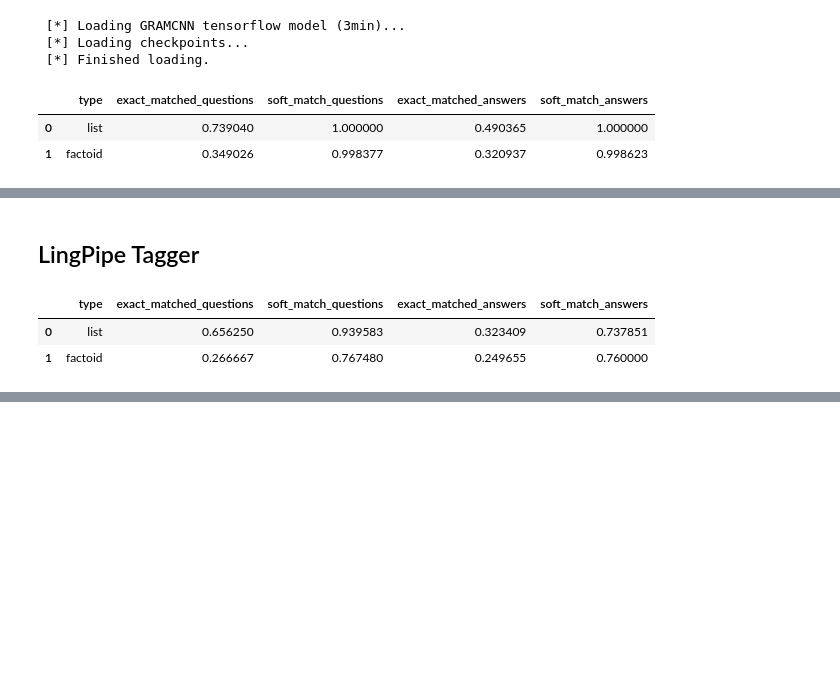
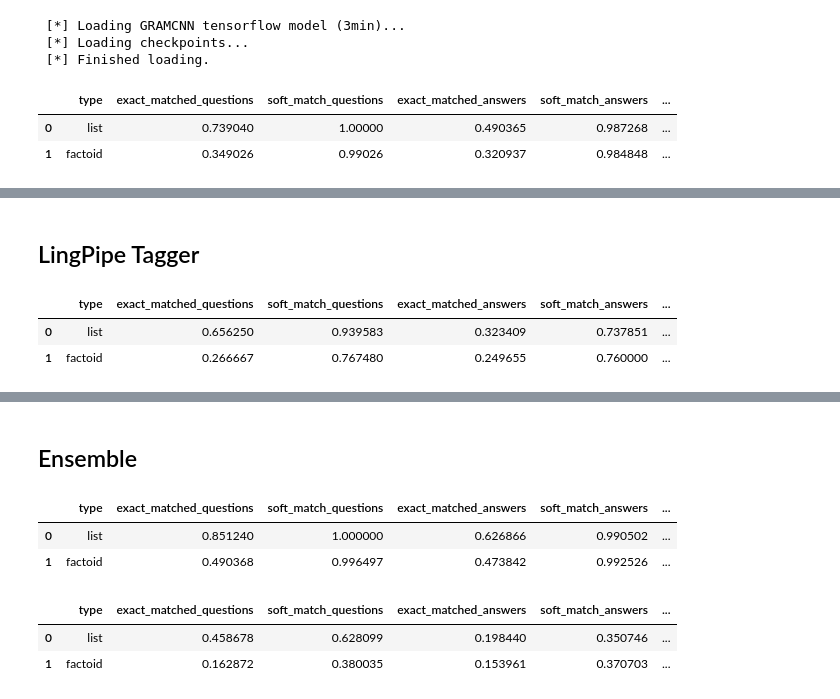
Before and after one commit to nitish-kulkarni/BioASQ-Question-Answering, a Jupyter notebook: NER Analysis.ipynb, the cells around one changed output, grey strips where cells are left out. Cells and saved outputs as stored; diff of their text form; code cells hidden in the pictures; blank space fills up the shorter version.

```diff
--- a/NER Analysis.ipynb
+++ b/NER Analysis.ipynb
@@ -51,14 +54,18 @@ evaluate_sentence(data.questions[0].snippets[0].doc_id, data.questions[0].snippe
 # %%
 cnn_gram_results = evaluator.evaluate(evaluate_sentence, data, snippets=True)
 # %%
+# cnn_gram_results.to_pickle('cnn_gram_results')
 # cnn_gram_results.to_csv('cnn_gram_results.csv', encoding='utf-8', index=False)
-cnn_gram_results = pd.read_csv('cnn_gram_results.csv', encoding='utf-8')
+# cnn_gram_results = pd.read_csv('cnn_gram_results.csv', encoding='utf-8')
+
+cnn_gram_results = pd.read_pickle('cnn_gram_results')
+cnn_gram_results = evaluator.clean_entities(cnn_gram_results, data)
 # %%
-evaluator.summary_from_results(cnn_gram_results)
+evaluator.summary_from_results(cnn_gram_results, data)
 # %% [output]
-|  | type | exact_matched_questions | soft_match_questions | exact_matched_answers | soft_match_answers |
-| 0 | list | 0.739040 | 1.000000 | 0.490365 | 1.000000 |
-| 1 | factoid | 0.349026 | 0.998377 | 0.320937 | 0.998623 |
+|  | type | exact_matched_questions | soft_match_questions | exact_matched_answers | soft_match_answers | ... |
+| 0 | list | 0.739040 | 1.00000 | 0.490365 | 0.987268 | ... |
+| 1 | factoid | 0.349026 | 0.99026 | 0.320937 | 0.984848 | ... |
 # %%
 cnn_gram_results[cnn_gram_results.type == 'factoid'].head()
 # %% [output]
@@ -80,9 +90,9 @@ lingpipe_results = pd.read_csv('lingpipe_results.csv', encoding='utf-8')
 # %%
-evaluator.summary_from_results(lingpipe_results)
+evaluator.summary_from_results(lingpipe_results, data)
 # %% [output]
-|  | type | exact_matched_questions | soft_match_questions | exact_matched_answers | soft_match_answers |
-| 0 | list | 0.656250 | 0.939583 | 0.323409 | 0.737851 |
-| 1 | factoid | 0.266667 | 0.767480 | 0.249655 | 0.760000 |
+|  | type | exact_matched_questions | soft_match_questions | exact_matched_answers | soft_match_answers | ... |
+| 0 | list | 0.656250 | 0.939583 | 0.323409 | 0.737851 | ... |
+| 1 | factoid | 0.266667 | 0.767480 | 0.249655 | 0.760000 | ... |
 # %%
 lingpipe_results[lingpipe_results.type == 'factoid'].head()
 # %% [output]
@@ -92,3 +102,5 @@ lingpipe_results[lingpipe_results.type == 'factoid'].head()
 | 482 | [glycosyltransferase 8 domain con... | [] | 0 | 16 | 0 | 1 | 0 | factoid |
 | 483 | [plasma membrane] | [atp, cones, cytoplasm, glutamate... | 0 | 19 | 0 | 1 | 15 | factoid |
 | 484 | [autosomal recessive] | [atp7b gene mutation, autosomal, ... | 0 | 22 | 1 | 1 | 10 | factoid |
+# %% [markdown]
+## Ensemble
@@ -94,0 +122,12 @@ lingpipe_results[lingpipe_results.type == 'factoid'].head()
+# %%
+evaluator.summary_from_results(ensemble_union, data)
+# %% [output]
+|  | type | exact_matched_questions | soft_match_questions | exact_matched_answers | soft_match_answers | ... |
+| 0 | list | 0.851240 | 1.000000 | 0.626866 | 0.990502 | ... |
+| 1 | factoid | 0.490368 | 0.996497 | 0.473842 | 0.992526 | ... |
+# %%
+evaluator.summary_from_results(ensemble_intersection, data)
+# %% [output]
+|  | type | exact_matched_questions | soft_match_questions | exact_matched_answers | soft_match_answers | ... |
+| 0 | list | 0.458678 | 0.628099 | 0.198440 | 0.350746 | ... |
+| 1 | factoid | 0.162872 | 0.380035 | 0.153961 | 0.370703 | ... |
```
Also changed, not shown: parts of 6 cells of this notebook, 2 other files.
